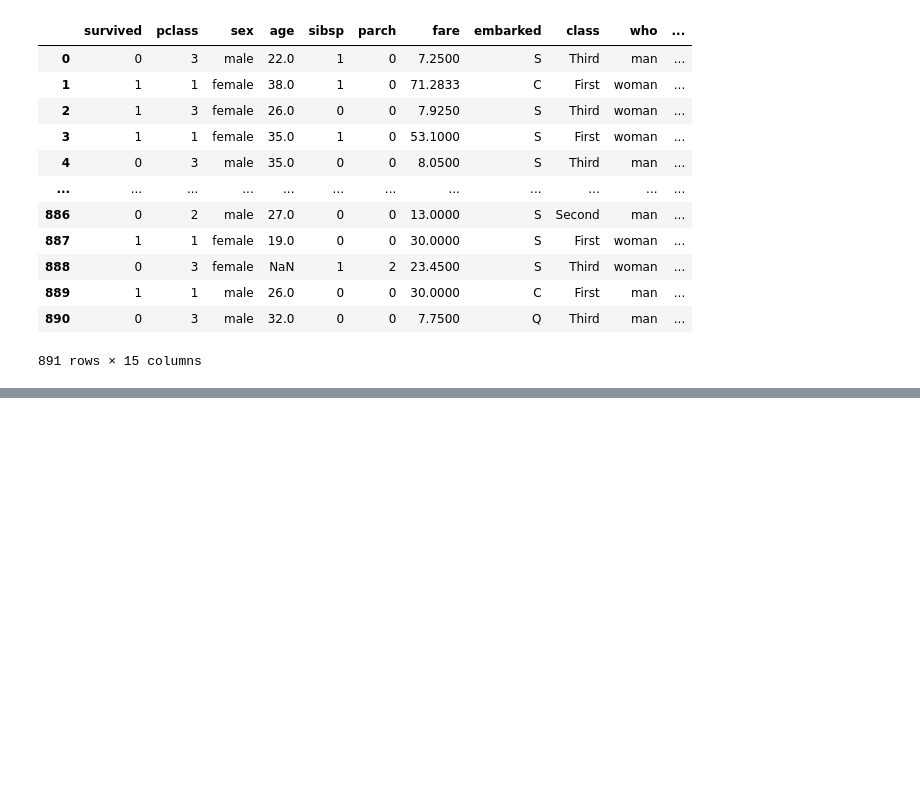
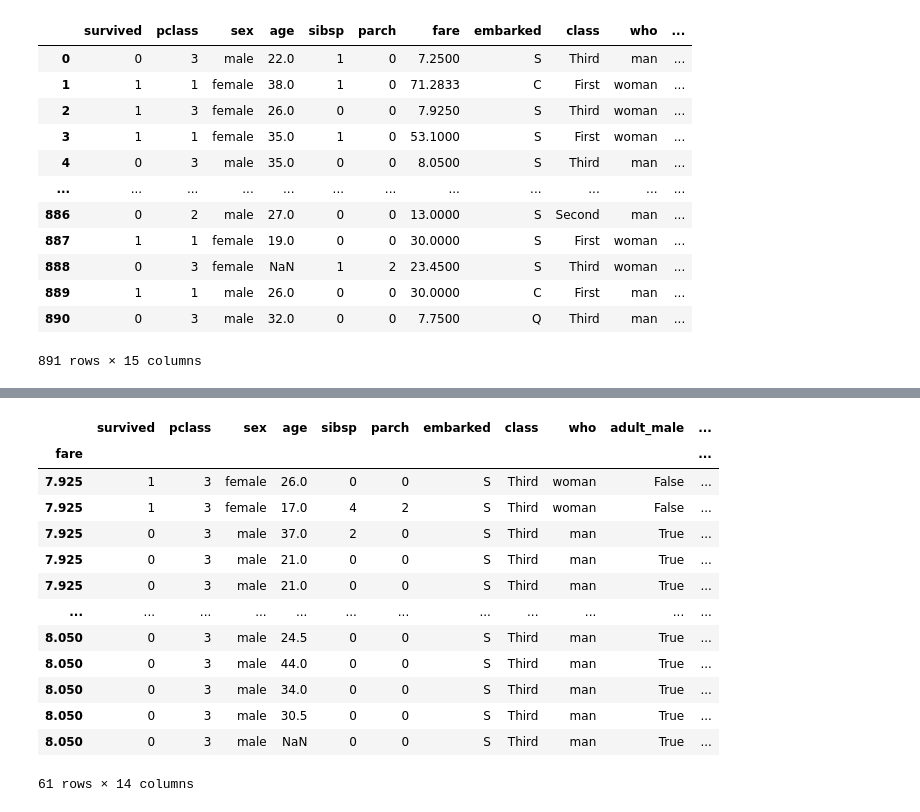
Before and after one commit to 143prince/python, a Jupyter notebook: analysis/analysis2.ipynb, the cells around one changed output, grey strips where cells are left out. Drawn from its saved outputs; the diff is of its cells as text; code cells hidden in the pictures; blank space fills up the shorter version.

```diff
--- a/analysis/analysis2.ipynb
+++ b/analysis/analysis2.ipynb
@@ -43,0 +269,3 @@ df
+# %%
+df = df.set_index('fare') #we use set_index for selecting a unique column
+df.head()
@@ -43,0 +280,17 @@ df
+# %%
+df.loc[[7.9250, 8.0500]]#selecting data using fare
+# %% [output]
+|  | survived | pclass | sex | age | sibsp | parch | embarked | class | who | adult_male | ... |
+| fare |  |  |  |  |  |  |  |  |  |  | ... |
+| 7.925 | 1 | 3 | female | 26.0 | 0 | 0 | S | Third | woman | False | ... |
+| 7.925 | 1 | 3 | female | 17.0 | 4 | 2 | S | Third | woman | False | ... |
+| 7.925 | 0 | 3 | male | 37.0 | 2 | 0 | S | Third | man | True | ... |
+| 7.925 | 0 | 3 | male | 21.0 | 0 | 0 | S | Third | man | True | ... |
+| 7.925 | 0 | 3 | male | 21.0 | 0 | 0 | S | Third | man | True | ... |
+| ... | ... | ... | ... | ... | ... | ... | ... | ... | ... | ... | ... |
+| 8.050 | 0 | 3 | male | 24.5 | 0 | 0 | S | Third | man | True | ... |
+| 8.050 | 0 | 3 | male | 44.0 | 0 | 0 | S | Third | man | True | ... |
+| 8.050 | 0 | 3 | male | 34.0 | 0 | 0 | S | Third | man | True | ... |
+| 8.050 | 0 | 3 | male | 30.5 | 0 | 0 | S | Third | man | True | ... |
+| 8.050 | 0 | 3 | male | NaN | 0 | 0 | S | Third | man | True | ... |
+61 rows × 14 columns
```
Also changed, not shown: parts of 31 cells of this notebook.
